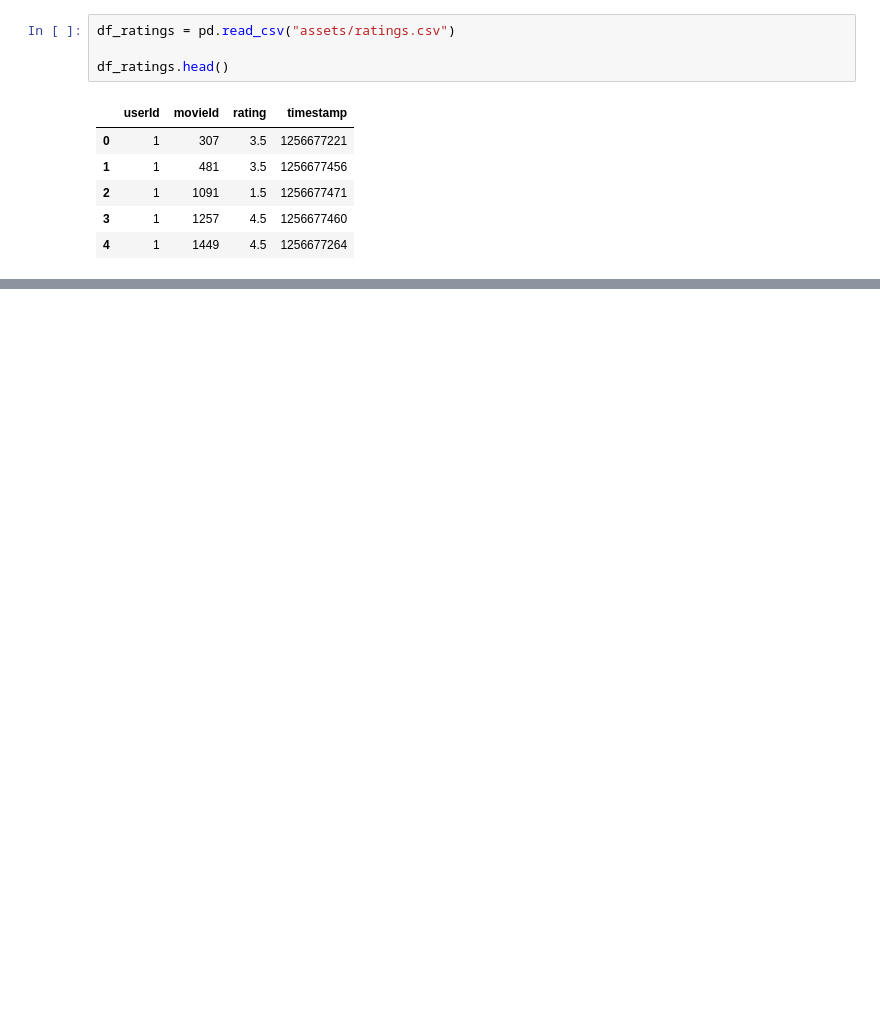
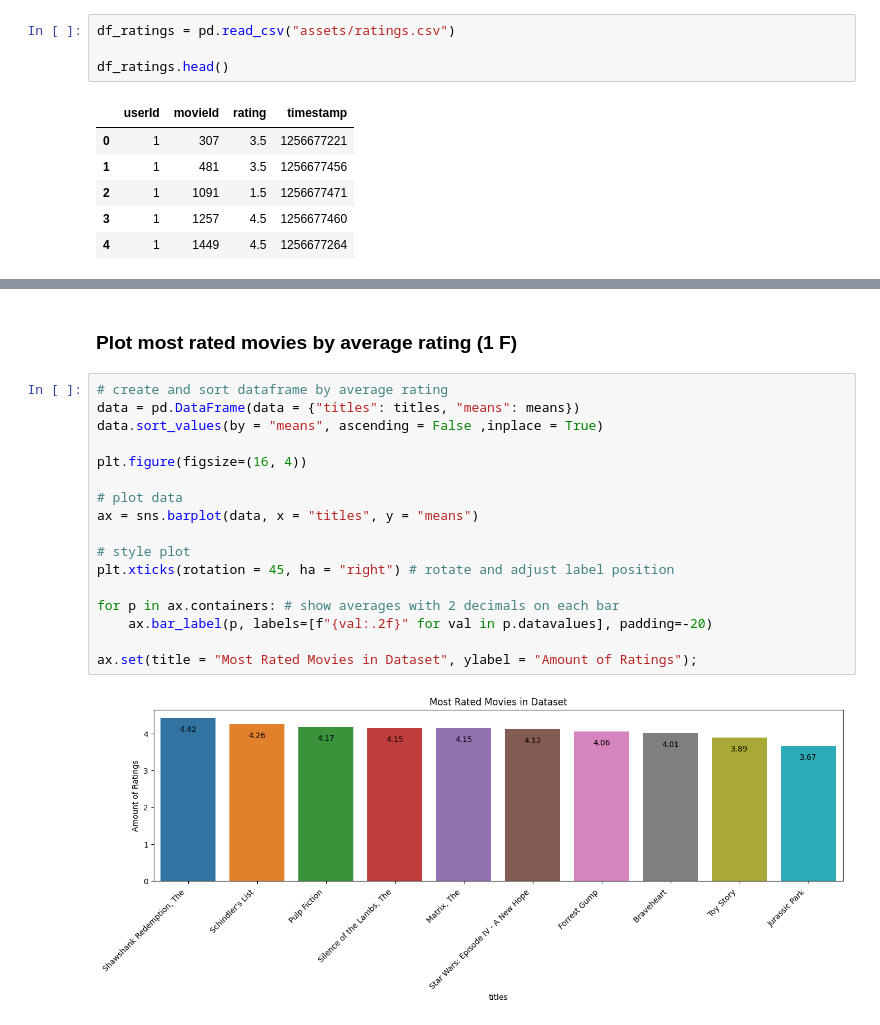
Before and after one commit to Andreas-Svensson/movie_recommender, a Jupyter notebook: data_analysis.ipynb, the cells around one changed output, grey strips where cells are left out. Cells and saved outputs as stored; diff of their text form; blank space fills up the shorter version.

```diff
--- a/data_analysis.ipynb
+++ b/data_analysis.ipynb
@@ -317,0 +233,21 @@ Occurrences = 3
+# %% [markdown]
+### Plot most rated movies by average rating (1 F)
+# %%
+# create and sort dataframe by average rating
+data = pd.DataFrame(data = {"titles": titles, "means": means})
+data.sort_values(by = "means", ascending = False ,inplace = True)
+
+plt.figure(figsize=(16, 4))
+
+# plot data
+ax = sns.barplot(data, x = "titles", y = "means")
+
+# style plot
+plt.xticks(rotation = 45, ha = "right") # rotate and adjust label position
+
+for p in ax.containers: # show averages with 2 decimals on each bar
+    ax.bar_label(p, labels=[f"{val:.2f}" for val in p.datavalues], padding=-20)
+
+ax.set(title = "Most Rated Movies in Dataset", ylabel = "Amount of Ratings");
+# %% [output]
+[figure, added]
```
Also changed, not shown: parts of 74 cells of this notebook.
